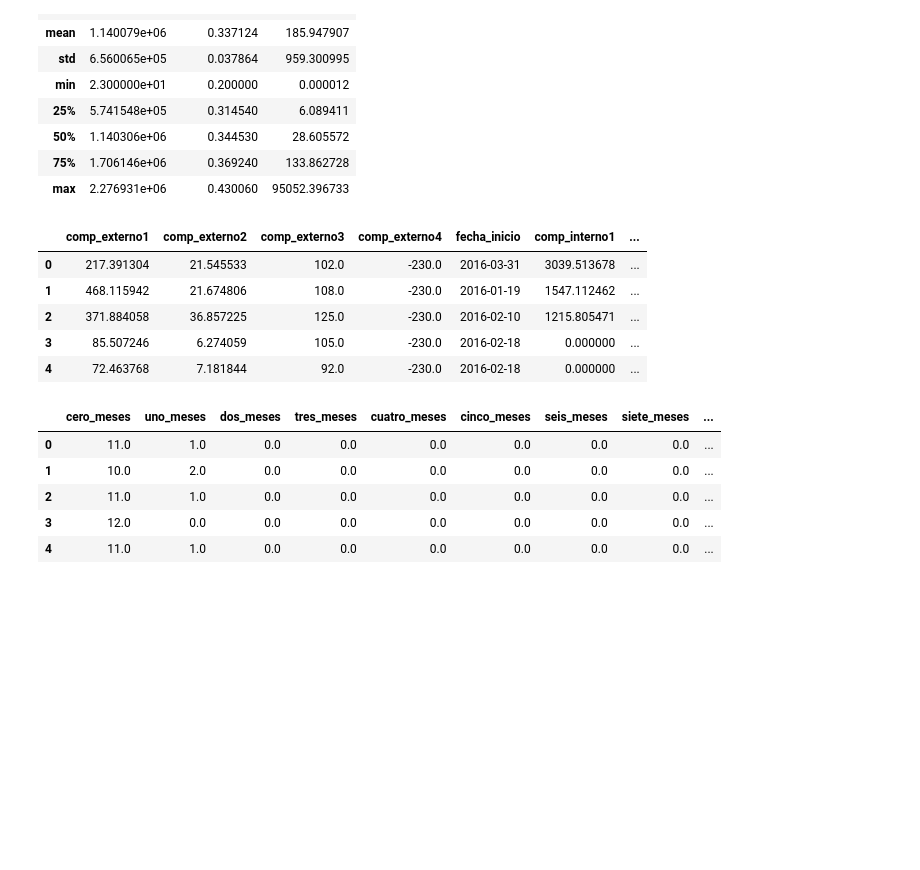
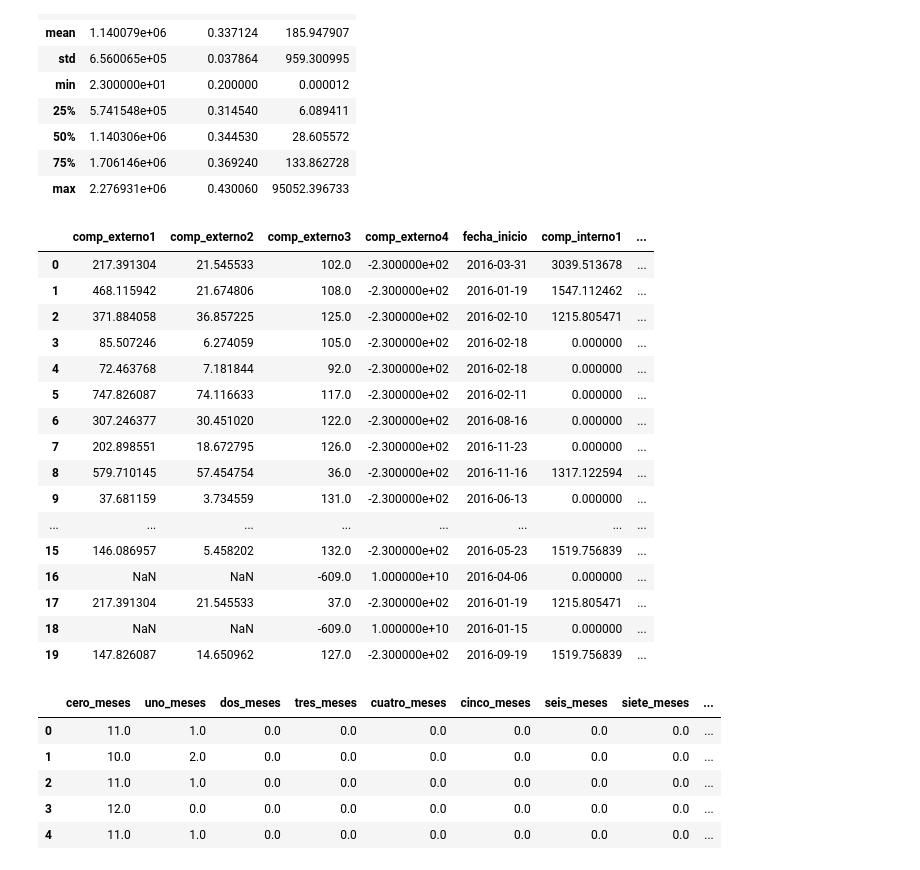
Before and after one commit to BrianPgz/HomeWork1_ML, a Jupyter notebook: Ejercicio1.ipynb, the cells around one changed output. Cells and saved outputs as stored; diff of their text form; code cells hidden in the pictures; blank space fills up the shorter version.

```diff
--- a/Ejercicio1.ipynb
+++ b/Ejercicio1.ipynb
@@ -803,14 +806,25 @@ base_general_4.describe().iloc[:,27:]
 | max | 2.276931e+06 | 0.430060 | 95052.396733 |
 # %%
 baseparcial1=base_general_4.iloc[:,1:17]
-baseparcial1.head(5)
+baseparcial1.head(20)
 # %% [output]
 |  | comp_externo1 | comp_externo2 | comp_externo3 | comp_externo4 | fecha_inicio | comp_interno1 | ... |
-| 0 | 217.391304 | 21.545533 | 102.0 | -230.0 | 2016-03-31 | 3039.513678 | ... |
-| 1 | 468.115942 | 21.674806 | 108.0 | -230.0 | 2016-01-19 | 1547.112462 | ... |
-| 2 | 371.884058 | 36.857225 | 125.0 | -230.0 | 2016-02-10 | 1215.805471 | ... |
-| 3 | 85.507246 | 6.274059 | 105.0 | -230.0 | 2016-02-18 | 0.000000 | ... |
-| 4 | 72.463768 | 7.181844 | 92.0 | -230.0 | 2016-02-18 | 0.000000 | ... |
+| 0 | 217.391304 | 21.545533 | 102.0 | -2.300000e+02 | 2016-03-31 | 3039.513678 | ... |
+| 1 | 468.115942 | 21.674806 | 108.0 | -2.300000e+02 | 2016-01-19 | 1547.112462 | ... |
+| 2 | 371.884058 | 36.857225 | 125.0 | -2.300000e+02 | 2016-02-10 | 1215.805471 | ... |
+| 3 | 85.507246 | 6.274059 | 105.0 | -2.300000e+02 | 2016-02-18 | 0.000000 | ... |
+| 4 | 72.463768 | 7.181844 | 92.0 | -2.300000e+02 | 2016-02-18 | 0.000000 | ... |
+| 5 | 747.826087 | 74.116633 | 117.0 | -2.300000e+02 | 2016-02-11 | 0.000000 | ... |
+| 6 | 307.246377 | 30.451020 | 122.0 | -2.300000e+02 | 2016-08-16 | 0.000000 | ... |
+| 7 | 202.898551 | 18.672795 | 126.0 | -2.300000e+02 | 2016-11-23 | 0.000000 | ... |
+| 8 | 579.710145 | 57.454754 | 36.0 | -2.300000e+02 | 2016-11-16 | 1317.122594 | ... |
+| 9 | 37.681159 | 3.734559 | 131.0 | -2.300000e+02 | 2016-06-13 | 0.000000 | ... |
+| ... | ... | ... | ... | ... | ... | ... | ... |
+| 15 | 146.086957 | 5.458202 | 132.0 | -2.300000e+02 | 2016-05-23 | 1519.756839 | ... |
+| 16 | NaN | NaN | -609.0 | 1.000000e+10 | 2016-04-06 | 0.000000 | ... |
+| 17 | 217.391304 | 21.545533 | 37.0 | -2.300000e+02 | 2016-01-19 | 1215.805471 | ... |
+| 18 | NaN | NaN | -609.0 | 1.000000e+10 | 2016-01-15 | 0.000000 | ... |
+| 19 | 147.826087 | 14.650962 | 127.0 | -2.300000e+02 | 2016-09-19 | 1519.756839 | ... |
 # %%
 baseparcial2=base_general_4.iloc[:,17:30]
 baseparcial2.head(5)
```
Also changed, not shown: parts of 21 cells of this notebook.
